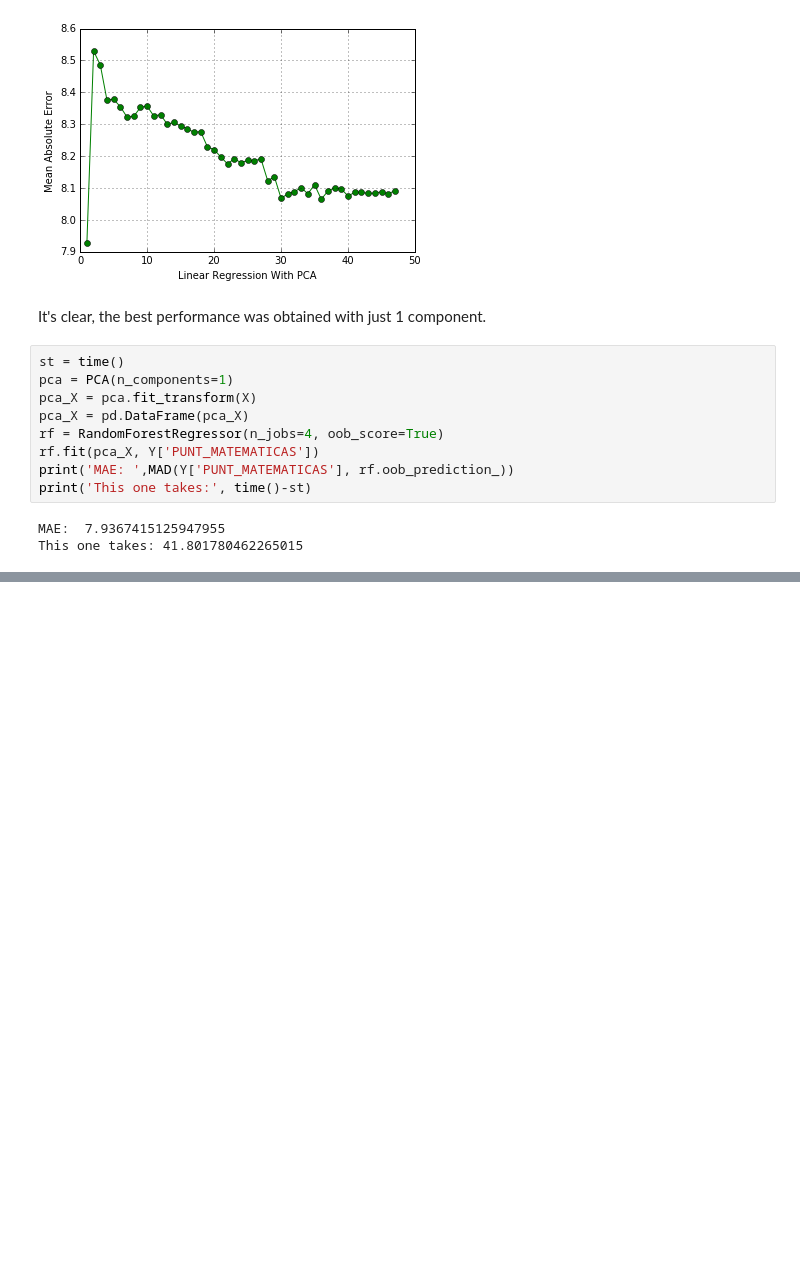
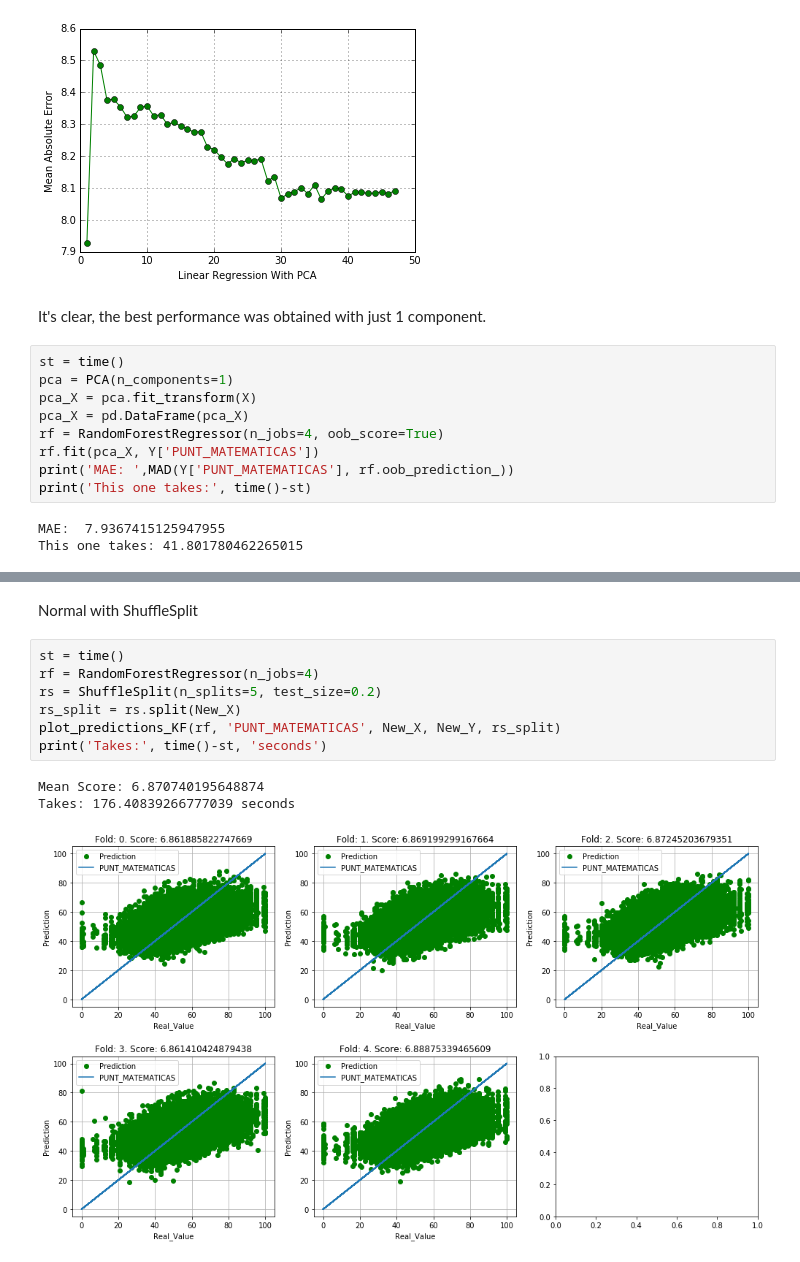
Before and after one commit to AronForero/ICFESProject, a Jupyter notebook: New_Project/Analysis_Predictions/Analysis/Random_Forest_Regressor(2014).ipynb, the cells around one changed output, grey strips where cells are left out. Saved outputs shown, nothing was run; the diff lists cells and outputs as text; blank space fills up the shorter version.

```diff
--- a/New_Project/Analysis_Predictions/Analysis/Random_Forest_Regressor(2014).ipynb
+++ b/New_Project/Analysis_Predictions/Analysis/Random_Forest_Regressor(2014).ipynb
@@ -212,0 +225,13 @@ So according to the previous analysis, the **CHOSEN** way to predict will be the
+# %% [markdown]
+Normal with ShuffleSplit
+# %%
+st = time()
+rf = RandomForestRegressor(n_jobs=4)
+rs = ShuffleSplit(n_splits=5, test_size=0.2)
+rs_split = rs.split(New_X)
+plot_predictions_KF(rf, 'PUNT_MATEMATICAS', New_X, New_Y, rs_split)
+print('Takes:', time()-st, 'seconds')
+# %% [output]
+Mean Score: 6.870740195648874
+Takes: 176.40839266777039 seconds
+[figure, added]
```
Also changed, not shown: parts of 19 cells of this notebook, 2 other files.
